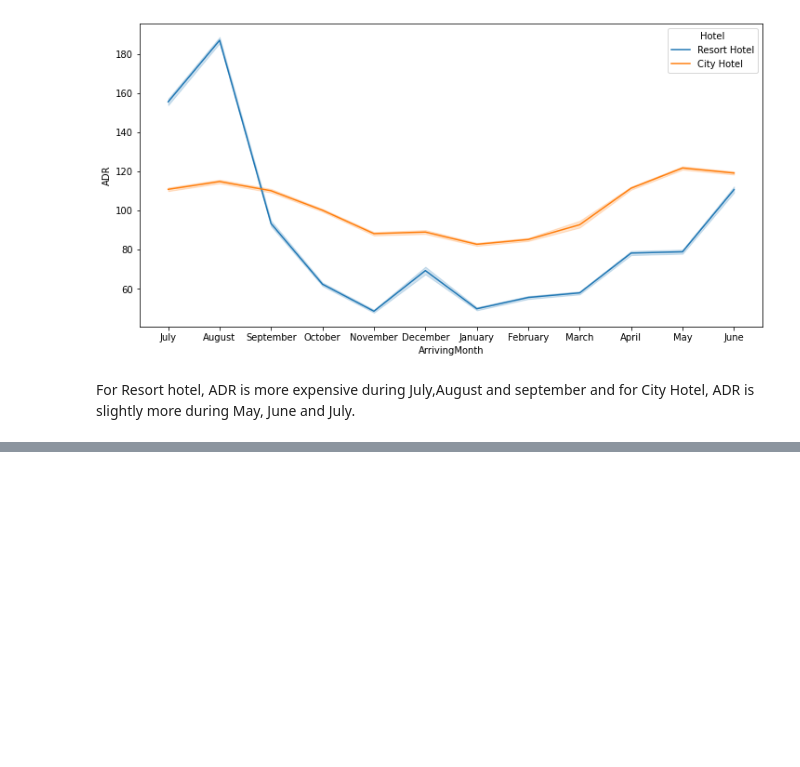
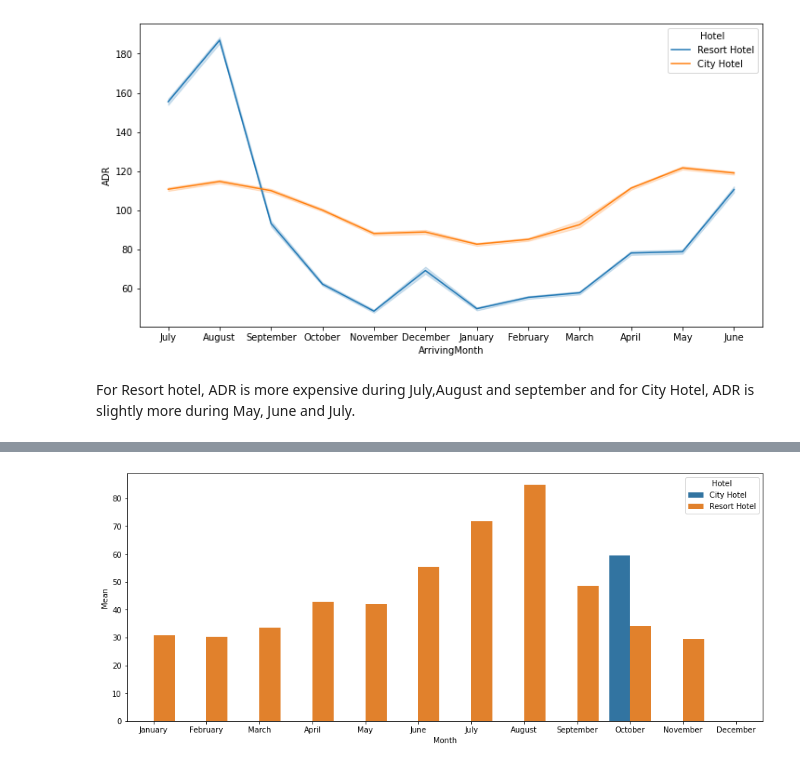
Before and after one commit to ambika1us/Hotel_Booking_Analysis, a Jupyter notebook: Ambika_Prasad_Rath__Hotel_Booking_Analysis_Capstone_Project.ipynb, the cells around one changed output, grey strips where cells are left out. Drawn from its saved outputs; the diff is of its cells as text; code cells hidden in the pictures; blank space fills up the shorter version.

```diff
--- a/Ambika_Prasad_Rath__Hotel_Booking_Analysis_Capstone_Project.ipynb
+++ b/Ambika_Prasad_Rath__Hotel_Booking_Analysis_Capstone_Project.ipynb
@@ -610,0 +632,6 @@ For Resort hotel, ADR is more expensive during July,August and september and for
+# %%
+hotel_data['adr_pp']=hotel_data.ADR/hotel_data.total_members
+monthlyadr=hotel_data.groupby(['Hotel','ArrivingMonth'])['adr_pp'].mean()
+monthlyadr=monthlyadr.dropna(axis=0)
+monthlyadr=pd.DataFrame({'Hotel':(map(lambda x:x[0],monthlyadr.index)),'Month':list(map(lambda x:x[1],monthlyadr.index)),'Mean':monthlyadr.values})
+monthlyadr
@@ -610,0 +652,7 @@ For Resort hotel, ADR is more expensive during July,August and september and for
+# %%
+plt.figure(figsize=(15,6))
+sorted_month=['January','February','March','April','May','June','July','August','September','October','November','December']
+sns.barplot(y='Mean',x='Month',data=monthlyadr,hue='Hotel',order=sorted_month)
+plt.show()
+# %% [output]
+[figure, added]
```
Also changed, not shown: parts of 17 cells of this notebook.
